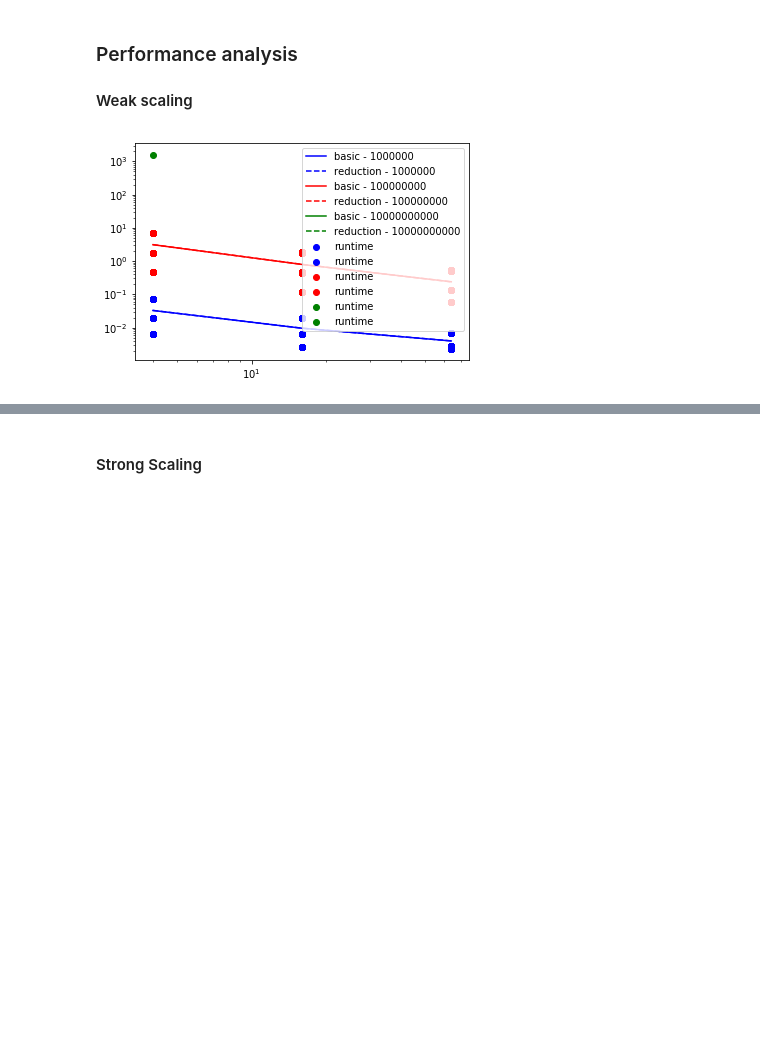
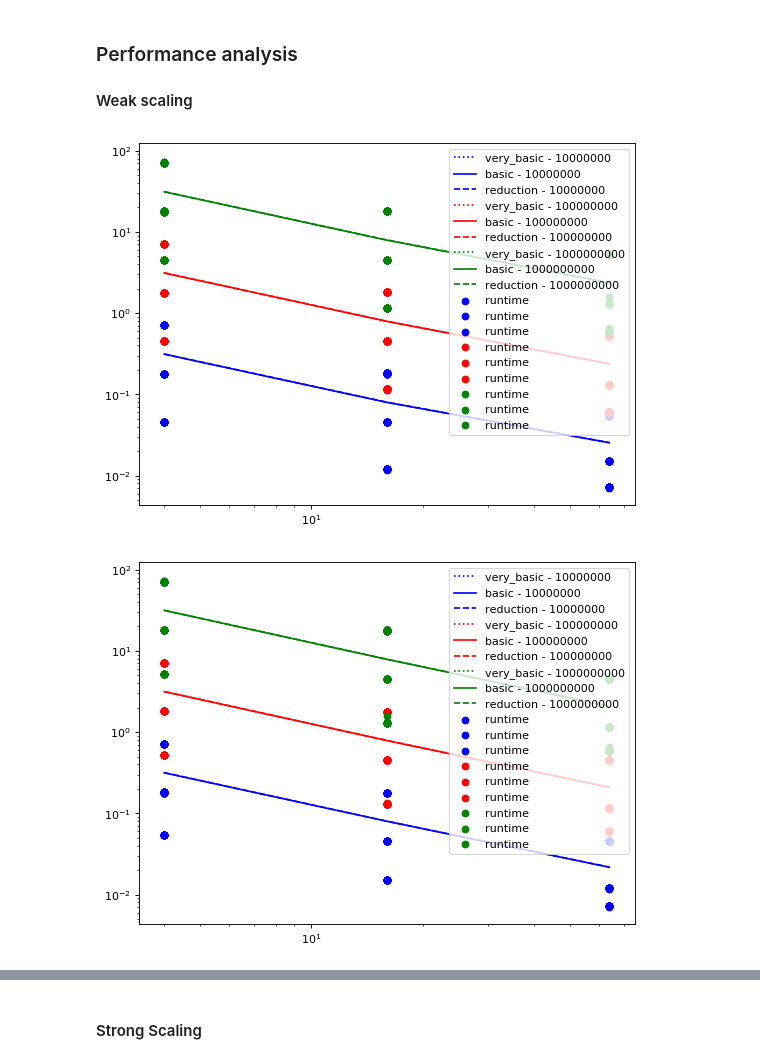
Before and after one commit to Hugo91160/CUDA, a Jupyter notebook: openmp_tp.ipynb, the cells around one changed output, grey strips where cells are left out. Cells and saved outputs as stored; diff of their text form; code cells hidden in the pictures; blank space fills up the shorter version.

```diff
--- a/openmp_tp.ipynb
+++ b/openmp_tp.ipynb
@@ -16,7 +17,7 @@ try:
 except OSError:
     pass
 
-num_steps = [100000, 1000000, 100000000]#, 1000000000000]
+num_steps = [10000000, 100000000, 1000000000]#, 1000000000000]
 num_blocks = [4, 16, 64]
 num_threads = [4, 16, 64]
 repeats = range(0,10)
@@ -25,6 +26,10 @@ for nsteps in num_steps:
     for nblocks in num_blocks:
         for nthreads in num_threads:
             for repeat in repeats:
+                args = ("./tp_openmp_part_1_pi_very_basic", "-B", str(nblocks), "-T", str(nthreads), "-N", str(nsteps))
+                popen = subprocess.Popen(args, stdout=subprocess.PIPE)
+                popen.wait()
+
                 args = ("./tp_openmp_part_1_pi_basic", "-B", str(nblocks), "-T", str(nthreads), "-N", str(nsteps))
                 popen = subprocess.Popen(args, stdout=subprocess.PIPE)
                 popen.wait()
@@ -37,40 +42,78 @@ for nsteps in num_steps:
 #### Weak scaling
 # %%
 import matplotlib.pyplot as plt
+from matplotlib.pyplot import figure
+
 import numpy as np
 from numpy import genfromtxt
 
 import pandas as pd
 
 import warnings
 warnings.filterwarnings('ignore')
+
+figure(figsize=(8, 6), dpi=80)
 
 df = pd.read_csv('pi_stats.csv',header=None,names=['version', 'num_blocks', 'num_threads' ,'num_steps','runtime'],dtype={
                      'version': str,
                      'num_blocks': int,
                      'num_threads': int,
                      'num_steps' : int,
                      'runtime' : float
                  })
 
+df['total_threads'] = df['num_blocks'] * df['num_threads']
 
-color_num_steps = {1000000 : "blue", 100000000 : "red", 10000000000 : "green"}
-linestyle_version = {"basic" : "solid", "reduction" : "dashed"}
+color_num_steps = {10000000 : "blue", 100000000 : "red", 1000000000 : "green"}
+linestyle_version = {"very_basic" : "dotted", "basic" : "solid", "reduction" : "dashed"}
 
 for num_steps in color_num_steps:
     for version in linestyle_version:
 
         df_plot = df[(df['num_steps'] == num_steps) & (df['version'] == version)]
-        mean_stats = df_plot.groupby(['version', 'num_blocks', 'num_threads', 'num_steps']).mean().reset_index()
+        mean_stats = df_plot.groupby(['version', 'num_blocks', 'num_steps']).mean().reset_index()
 
         plt.plot(mean_stats['num_blocks'], mean_stats['runtime'],linestyle=linestyle_version[version],color=color_num_steps[num_steps], label=version+" - "+str(num_steps))
         plt.yscale('log')
         plt.xscale('log')
         plt.scatter(df_plot['num_blocks'], df_plot['runtime'],color=color_num_steps[num_steps])
 
 
+plt.legend()
+plt.show()
+
+figure(figsize=(8, 6), dpi=80)
+
+for num_steps in color_num_steps:
+    for version in linestyle_version:
+
+        df_plot = df[(df['num_steps'] == num_steps) & (df['version'] == version)]
+        mean_stats = df_plot.groupby(['version', 'num_threads', 'num_steps']).mean().reset_index()
+
+        plt.plot(mean_stats['num_threads'], mean_stats['runtime'],linestyle=linestyle_version[version],color=color_num_steps[num_steps], label=version+" - "+str(num_steps))
+        plt.yscale('log')
+        plt.xscale('log')
+        plt.scatter(df_plot['num_threads'], df_plot['runtime'],color=color_num_steps[num_steps])
 
 plt.legend()
 plt.show()
+
+figure(figsize=(8, 6), dpi=80)
+
+for num_steps in color_num_steps:
+    for version in linestyle_version:
+
+        df_plot = df[(df['num_steps'] == num_steps) & (df['version'] == version)]
+        total_threads = df_plot.groupby
+        mean_stats = df_plot.groupby(['version', 'total_threads', 'num_steps']).mean().reset_index()
+
+        plt.plot(mean_stats['total_threads'], mean_stats['runtime'],linestyle=linestyle_version[version],color=color_num_steps[num_steps], label=version+" - "+str(num_steps))
+        plt.yscale('log')
+        plt.xscale('log')
+        plt.scatter(df_plot['total_threads'], df_plot['runtime'],color=color_num_steps[num_steps])
+
+plt.legend()
+plt.show()
 # %% [output]
-[figure, old version]
+[figure, new version]
+[figure, added]
```
Also changed, not shown: parts of 14 cells of this notebook, 7 other files.
